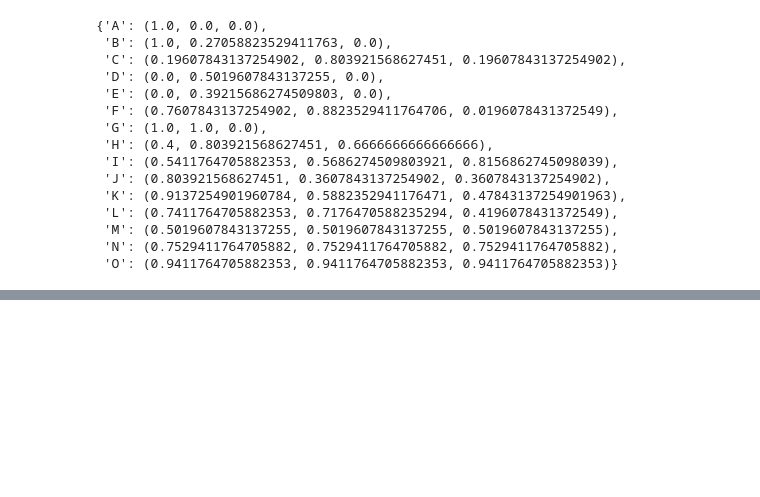
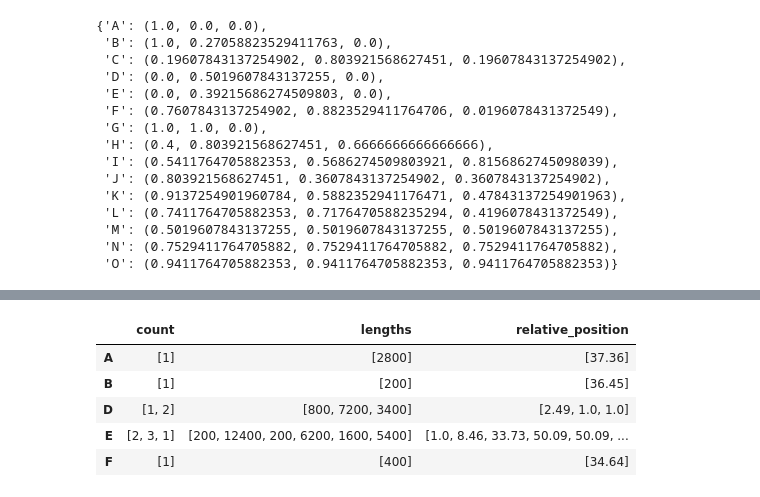
Before and after one commit to caocao0525/NSP, a Jupyter notebook: promoter_study.ipynb, the cells around one changed output, grey strips where cells are left out. Saved outputs shown, nothing was run; the diff lists cells and outputs as text; code cells hidden in the pictures; blank space fills up the shorter version.

```diff
--- a/promoter_study.ipynb
+++ b/promoter_study.ipynb
@@ -478,3 +478,36 @@ state_col_dict
  'M': (0.5019607843137255, 0.5019607843137255, 0.5019607843137255),
  'N': (0.7529411764705882, 0.7529411764705882, 0.7529411764705882),
  'O': (0.9411764705882353, 0.9411764705882353, 0.9411764705882353)}
+# %%
+import pandas as pd
+from collections import defaultdict
+import re
+
+def css_freq_len(strings, unit=200):
+    result = defaultdict(lambda: {'count': [], 'lengths': [], 'relative_position': []})
+    for string in strings:  # Iterate over each string in the list
+        total_length = len(string)
+        for char in set(string):  # loop through unique characters in the string
+            pattern = re.compile(f'{char}+')
+            matches = pattern.findall(string)
+            count = len(matches)
+            lengths = [len(match)*unit for match in matches]  # multiplied by unit to make it real length
+            for match in matches:
+                relative_position = round(((string.index(match) / total_length) * 100) + 1, 2)
+                result[char]['relative_position'].append(relative_position)
+            result[char]['count'].append(count)
+            result[char]['lengths'].extend(lengths)  # Use extend instead of append here
+    result = dict(result)
+    # Sort dictionary
+    sorted_result = OrderedDict(sorted(result.items()))
+
+    # Convert the dictionary to a DataFrame
+    df = pd.DataFrame(sorted_result).transpose()  # transpose to have letters as the index
+
+    return df
+
+strings = ["EDDDDEEEEEEEEEEEEEEEEEEEEEEEEEEEEEEEEEEEEEEEEEEEEEEEEEEEEEEEEEEEEEE",
+           "DDDDDDDDDDDDDDDDDDDDDDDDDDDDDDDDDDDDEFFBAAAAAAAAAAAAAAEEEEEEEEEEEEEEEEEEEEEEEEEEEEEEEDDDDDDDDDDDDDDDDDEEEEEEEE",
+           "EEEEEEEEEEEEEEEEEEEEEEEEEEE"]
+result = css_freq_len(strings)
+print(result)
@@ -481,3 +533,14 @@ state_col_dict
+# %%
+df_g_e001=css_freq_len(strings, unit=200)
+# %%
+df_g_e001
+# %% [output]
+|  | count | lengths | relative_position |
+| A | [1] | [2800] | [37.36] |
+| B | [1] | [200] | [36.45] |
+| D | [1, 2] | [800, 7200, 3400] | [2.49, 1.0, 1.0] |
+| E | [2, 3, 1] | [200, 12400, 200, 6200, 1600, 5400] | [1.0, 8.46, 33.73, 50.09, 50.09, ... |
+| F | [1] | [400] | [34.64] |
 # %%
 def shorten_string(s, factor):
     # This regular expression matches groups of the same character.
```
Also changed, not shown: parts of 3 cells of this notebook.
